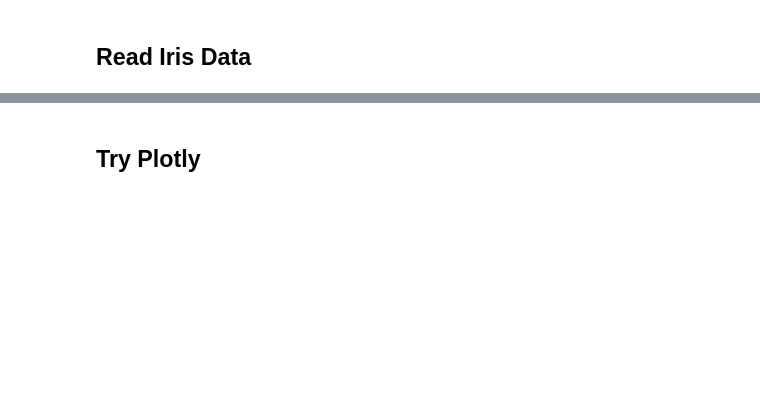
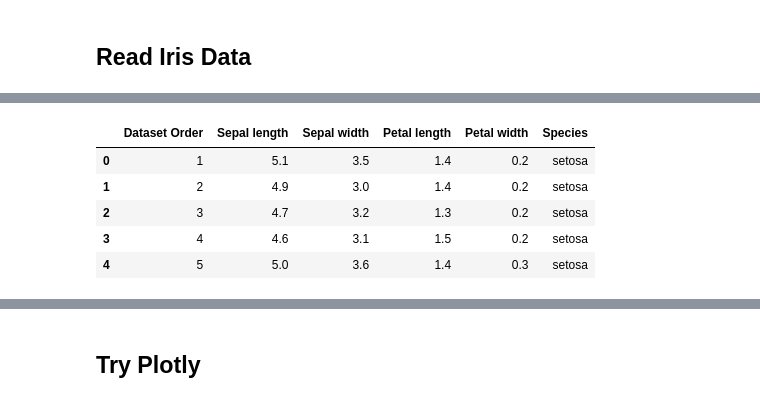
Before and after one commit to foxdocs/dat-bi, a Jupyter notebook: Code/vis-test.ipynb, the cells around one changed output, grey strips where cells are left out. Drawn from its saved outputs; the diff is of its cells as text; code cells hidden in the pictures; blank space fills up the shorter version.

```diff
--- a/Code/vis-test.ipynb
+++ b/Code/vis-test.ipynb
@@ -12,6 +13,6 @@ import plotly.express as px
 # %% [markdown]
 ## Read Iris Data
 # %%
-# this parses all the tables in webpages to a list
-tables = pd.read_html('file:///Users/tdi/Documents/GitHub/foxdocs/dat-bi/Data/iris_page.html')
+# we read an html page and use pandas function, which parses all tables in webpages to a list
+tables = pd.read_html('https://raw.githubusercontent.com/foxdocs/dat-bi/refs/heads/main/Data/iris_page.html')
 # %%
@@ -30,2 +56,11 @@ df
 df['Species'] = df['Species'].str.replace('I.Â', '')
+# %%
+df.head()
+# %% [output]
+|  | Dataset Order | Sepal length | Sepal width | Petal length | Petal width | Species |
+| 0 | 1 | 5.1 | 3.5 | 1.4 | 0.2 | setosa |
+| 1 | 2 | 4.9 | 3.0 | 1.4 | 0.2 | setosa |
+| 2 | 3 | 4.7 | 3.2 | 1.3 | 0.2 | setosa |
+| 3 | 4 | 4.6 | 3.1 | 1.5 | 0.2 | setosa |
+| 4 | 5 | 5.0 | 3.6 | 1.4 | 0.3 | setosa |
 # %%
```
Also changed, not shown: parts of 14 cells of this notebook, 2 other files.
